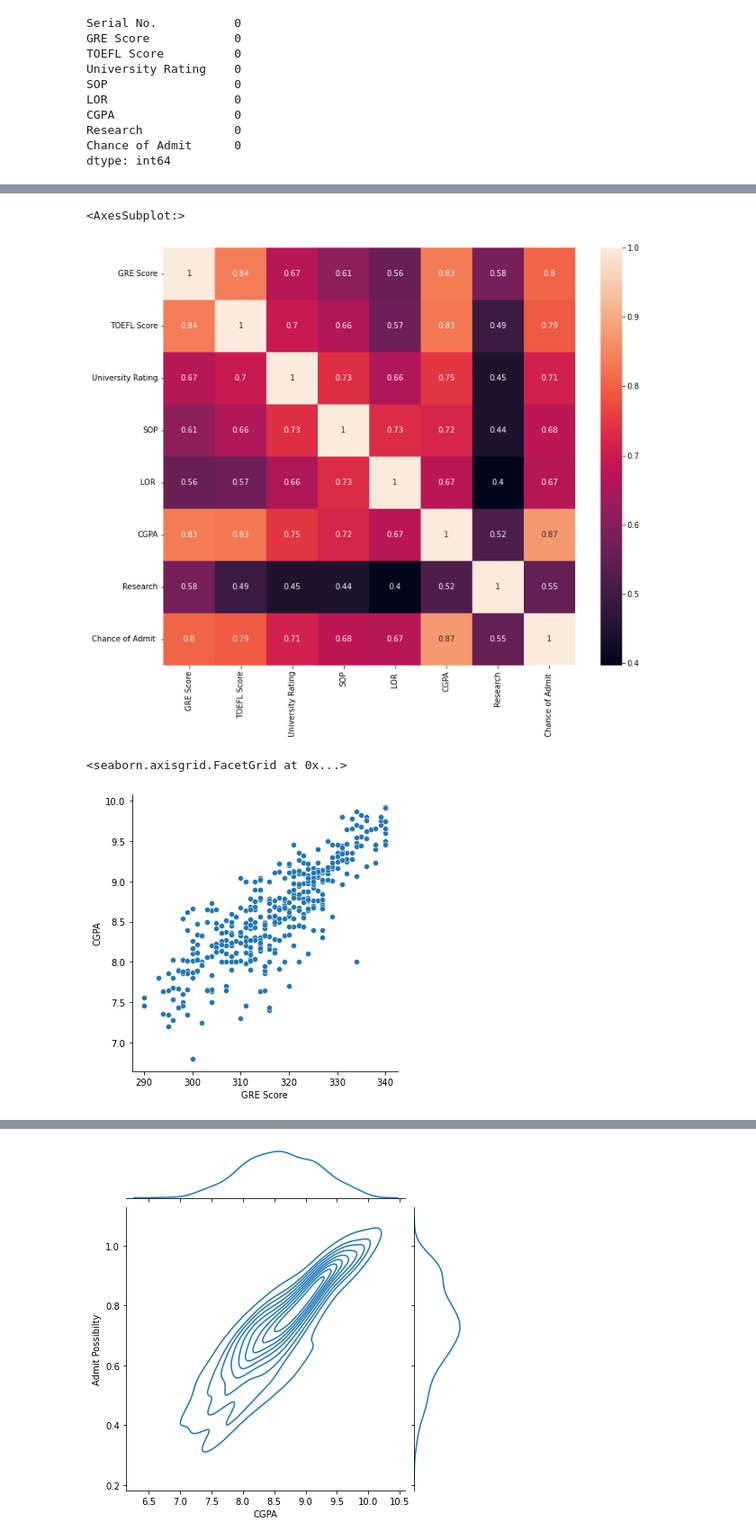
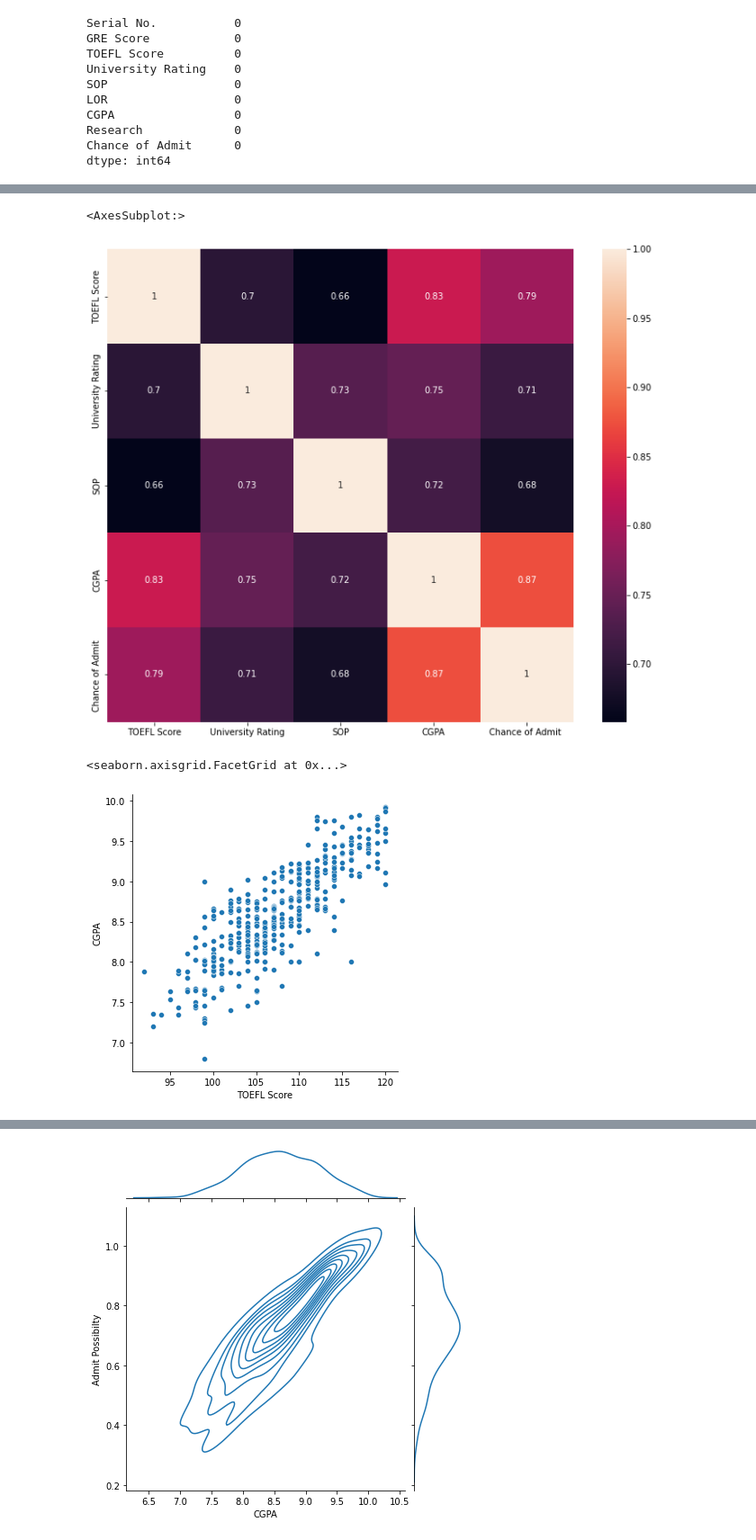
Before and after one commit to austinjb32/Predicitng_US_Admission, a Jupyter notebook: Predicting_US_Admission.ipynb, the cells around one changed output, grey strips where cells are left out. Shown at 90% size. Cells and saved outputs as stored; diff of their text form; code cells hidden in the pictures.

```diff
--- a/Predicting_US_Admission.ipynb
+++ b/Predicting_US_Admission.ipynb
@@ -43,6 +43,6 @@ Chance of Admit      0
 dtype: int64
 # %%
 # Dropping A Column
-df.drop('Serial No.',axis='columns',inplace=True)
+df.drop(df.columns[[0,1,5,7]],axis=1,inplace=True)
 df.head()
 # %% [output]
@@ -98,13 +95,13 @@ plt.figure(figsize=(12,10))
 sns.heatmap(df.corr(),annot=True)
 # %% [output]
 <AxesSubplot:>
-[figure, old version]
+[figure, new version]
 # %%
 # Comparing with Relplot
-sns.relplot(x='GRE Score',y='CGPA',data=df)
+sns.relplot(x='TOEFL Score',y='CGPA',data=df)
 # %% [output]
 <seaborn.axisgrid.FacetGrid at 0x...>
-[figure, old version]
+[figure, new version]
 # %%
 #Renaming a Column
 df=df.rename(columns={'Chance of Admit ': 'Admit Possibilty'})
```
Also changed, not shown: parts of 12 cells of this notebook.
